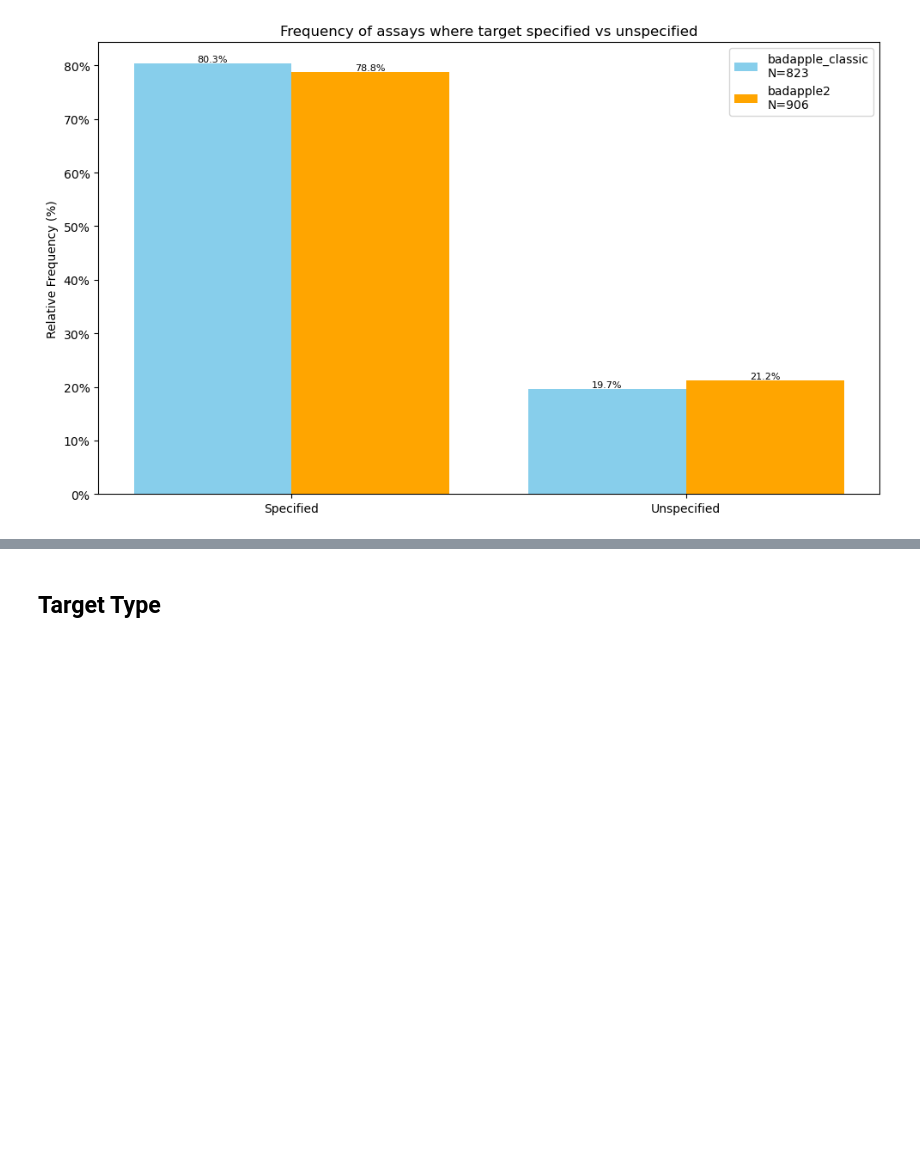
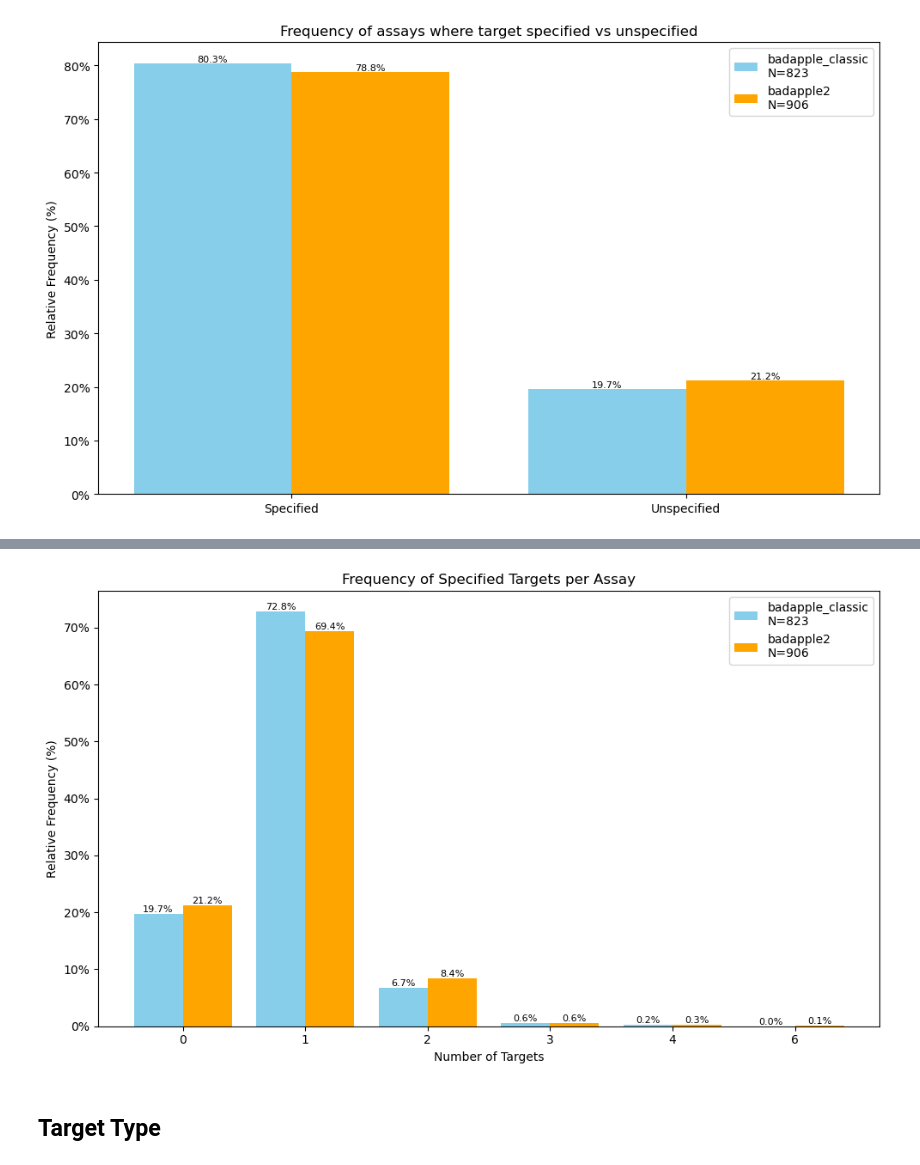
Before and after one commit to unmtransinfo/Badapple2, a Jupyter notebook: src/notebooks/badapple2-vs-classic_targets.ipynb, the cells around one changed output, grey strips where cells are left out. Drawn from its saved outputs; the diff is of its cells as text; code cells hidden in the pictures; blank space fills up the shorter version.

Commit message:
add additional plot - nTargets per assay

```diff
--- a/src/notebooks/badapple2-vs-classic_targets.ipynb
+++ b/src/notebooks/badapple2-vs-classic_targets.ipynb
@@ -241,3 +244,25 @@ plot_frequency_comparison(df1, df2, ORIGINAL_DB_NAME, COMPARISON_DB_NAME,
+# %%
+original_target_per_aid = {"counts": original_df["aid"].value_counts().values}
+comparison_targets_per_aid = {"counts" : comparison_df["aid"].value_counts().values}
+# %%
+df1 = get_frequency_df(original_target_per_aid, "counts")
+df2 = get_frequency_df(comparison_targets_per_aid, "counts")
+# %%
+df1 = add_rows(df1, [[6, 0], [0, original_data[1][1]]])
+df2 = add_rows(df2, [[0, comparison_data[1][1]]])
+# %%
+df1 = df1.sort_values(by="Term")
+df2 = df2.sort_values(by="Term")
+# %%
+plot_frequency_comparison(df1, df2, ORIGINAL_DB_NAME, COMPARISON_DB_NAME, "",
+                          xtick_labels=list(df2["Term"]),
+                          rotate_tick_labels=False,
+                          xlabel="Number of Targets",
+                          title="Frequency of Specified Targets per Assay",
+                          label_bars=True,
+                          )
+# %% [output]
+[figure, added]
 # %% [markdown]
 ## Target Type
 # %%
```
Also changed, not shown: parts of 2 cells of this notebook.
